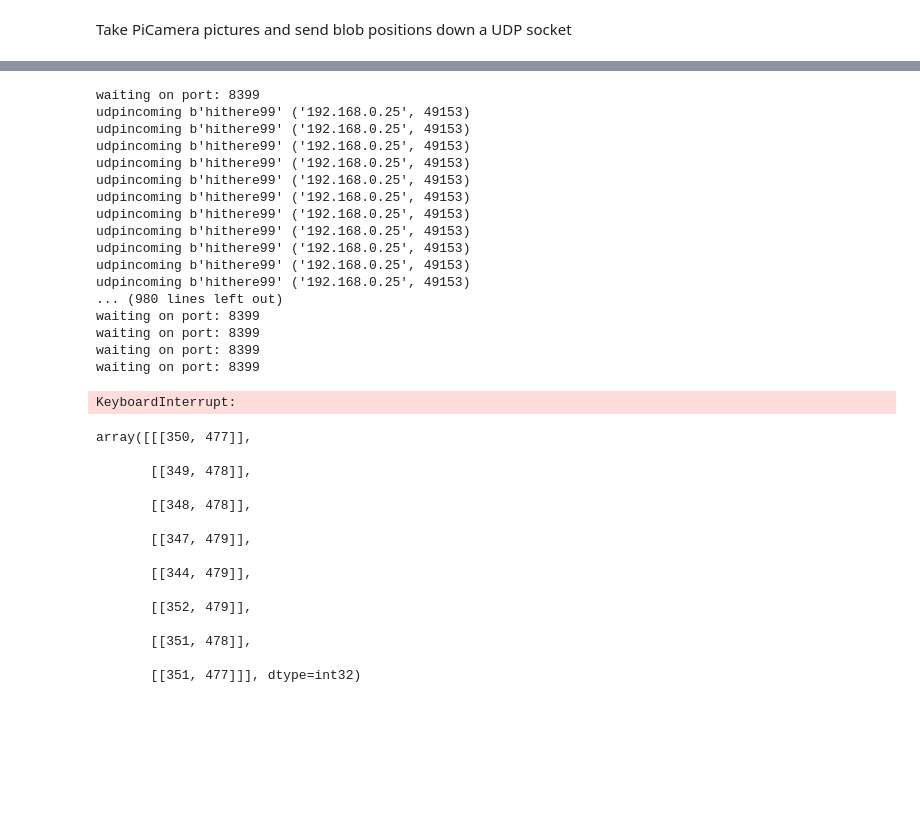
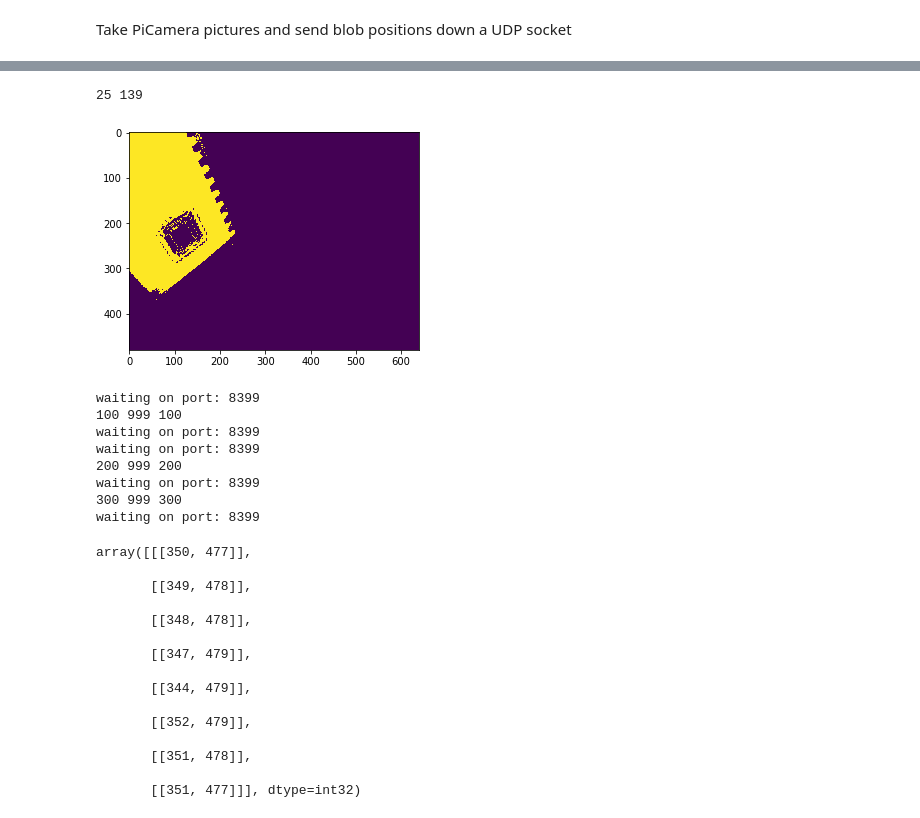
Before and after one commit to Future-Hangglider/hangspotdetection, a Jupyter notebook: rpicode/hangtracking.ipynb, the cells around one changed output, grey strips where cells are left out. Saved outputs shown, nothing was run; the diff lists cells and outputs as text; code cells hidden in the pictures; blank space fills up the shorter version.

```diff
--- a/rpicode/hangtracking.ipynb
+++ b/rpicode/hangtracking.ipynb
@@ -163,0 +99,20 @@ waiting on port: 8399
+# %%
+import cv2
+himg = cv2.cvtColor(img, cv2.COLOR_RGB2HSV)
+h = 89
+workingmask = cv2.inRange(himg, (h-5, 0, 0), (h+5,255,255))
+plt.imshow(workingmask)
+
+cv2.erode(workingmask, None, iterations=2, dst=workingmask)
+cnts, hierarchy = cv2.findContours(workingmask, cv2.RETR_EXTERNAL, cv2.CHAIN_APPROX_SIMPLE)[1:]
+if cnts:
+    cnt = max(cnts, key=lambda X:cv2.contourArea(X))
+else:
+    cnt = [ ]
+if len(cnt) >= 5 and cv2.contourArea(cnt)>100:
+    ellipse = cv2.fitEllipse(cnt)
+    ex, ey = int(ellipse[0][0]), int(ellipse[0][1])
+    print(ex, ey)
+# %% [output]
+25 139
+[figure, added]
@@ -188,26 +154,19 @@ while True:
     else:
         ex, ey = 999, n%1000
     udpqueue.put(b"E%.04d %0.4d" % (ex, ey))
+    if (n%100) == 0:
+        print(n, ex, ey)
     qspareframes.put(img)
+    time.sleep(0.001)
 # %% [output]
 waiting on port: 8399
-udpincoming b'hithere99' ('192.168.0.25', 49153)
-udpincoming b'hithere99' ('192.168.0.25', 49153)
-udpincoming b'hithere99' ('192.168.0.25', 49153)
-udpincoming b'hithere99' ('192.168.0.25', 49153)
-udpincoming b'hithere99' ('192.168.0.25', 49153)
-udpincoming b'hithere99' ('192.168.0.25', 49153)
-udpincoming b'hithere99' ('192.168.0.25', 49153)
-udpincoming b'hithere99' ('192.168.0.25', 49153)
-udpincoming b'hithere99' ('192.168.0.25', 49153)
-udpincoming b'hithere99' ('192.168.0.25', 49153)
-udpincoming b'hithere99' ('192.168.0.25', 49153)
-... (980 lines left out)
+100 999 100
 waiting on port: 8399
 waiting on port: 8399
+200 999 200
 waiting on port: 8399
+300 999 300
 waiting on port: 8399
-KeyboardInterrupt:
 # %%
 cnt
 # %% [output]
```
Also changed, not shown: parts of 8 cells of this notebook, 5 other files.
